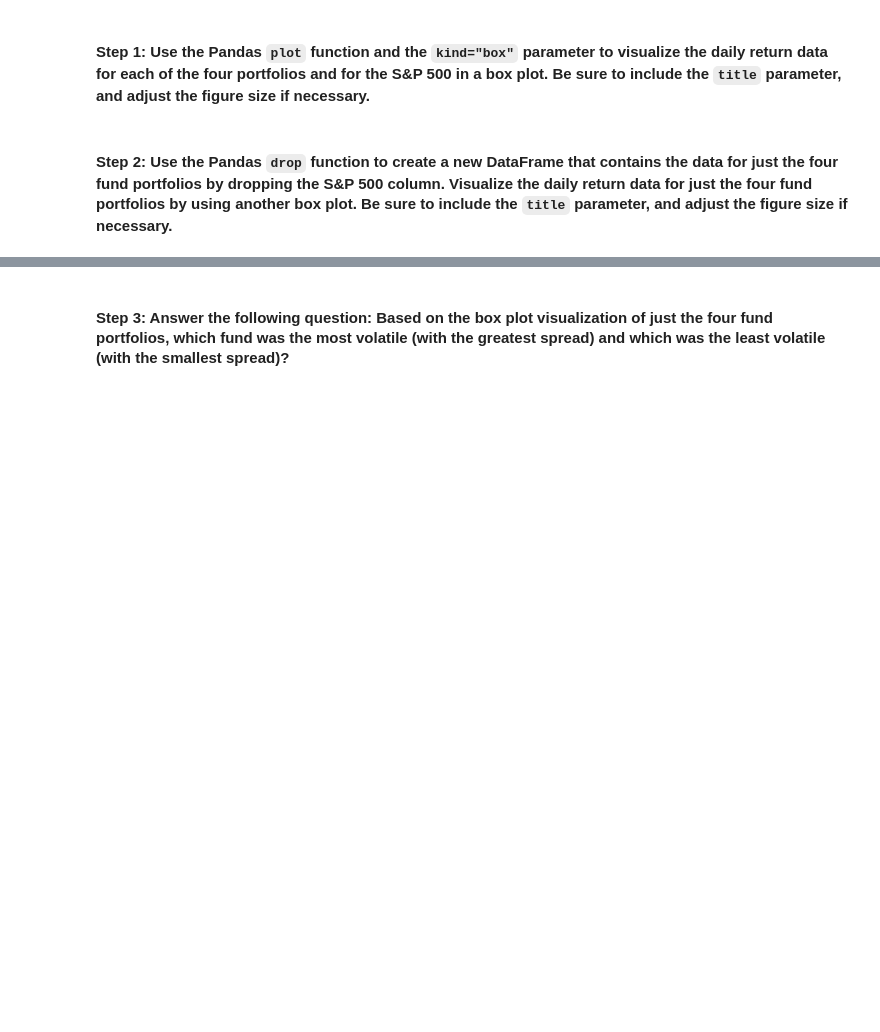
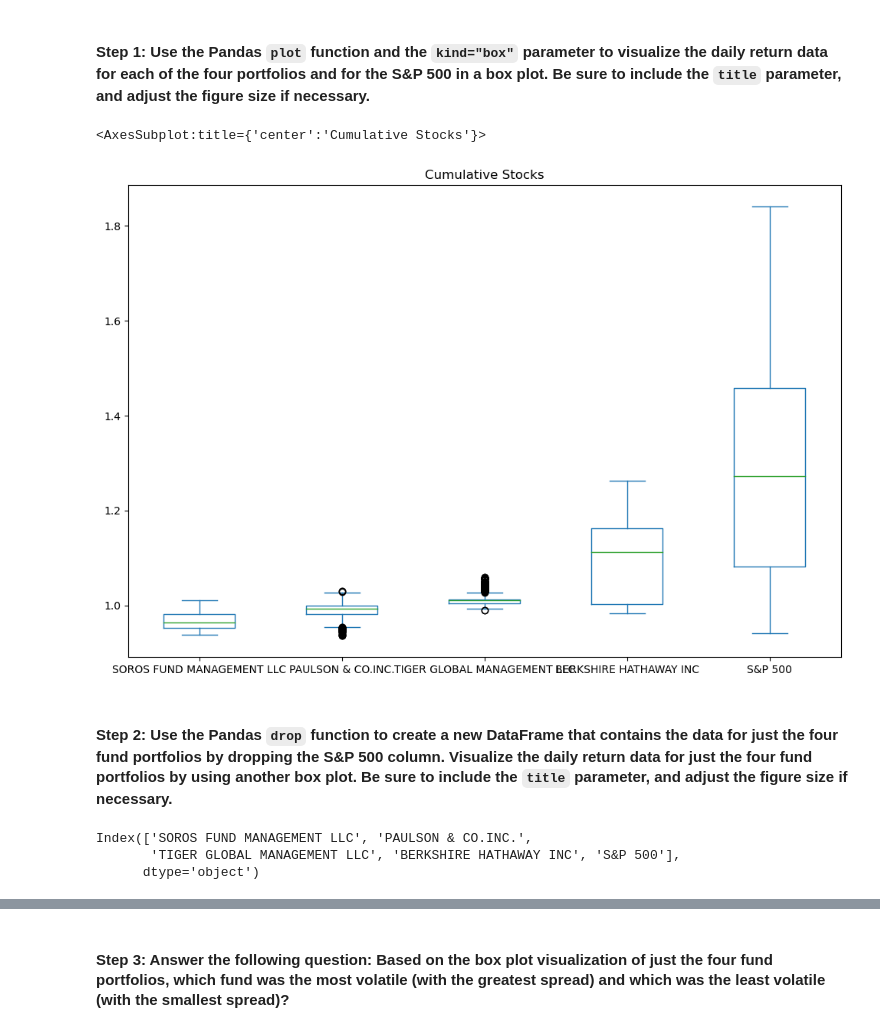
Before and after one commit to Mestrada1997/HW-4, a Jupyter notebook: risk_return_analysis.ipynb, the cells around one changed output, grey strips where cells are left out. Cells and saved outputs as stored; diff of their text form; code cells hidden in the pictures; blank space fills up the shorter version.

```diff
--- a/risk_return_analysis.ipynb
+++ b/risk_return_analysis.ipynb
@@ -171,9 +202,18 @@ Analyze the volatility of each of the four fund portfolios and of the S&P 500 In
 # %%
 # Use the daily return data to create box plots to visualize the volatility of the 4 funds and the S&P 500
 # Include a title parameter and adjust the figure size
-# YOUR CODE HERE
+cumulative_returns.plot(kind="box",title="Cumulative Stocks",figsize=(12, 8))
+# %% [output]
+<AxesSubplot:title={'center':'Cumulative Stocks'}>
+[figure, added]
 # %% [markdown]
 #### Step 2: Use the Pandas `drop` function to create a new DataFrame that contains the data for just the four fund portfolios by dropping the S&P 500 column. Visualize the daily return data for just the four fund portfolios by using another box plot. Be sure to include the `title` parameter, and adjust the figure size if necessary.
+# %%
+daily_returns.columns
+# %% [output]
+Index(['SOROS FUND MANAGEMENT LLC', 'PAULSON & CO.INC.',
+       'TIGER GLOBAL MANAGEMENT LLC', 'BERKSHIRE HATHAWAY INC', 'S&P 500'],
+      dtype='object')
 # %%
 # Create a new DataFrame containing only the 4 fund portfolios by dropping the S&P 500 column from the DataFrame
 # Create box plots to reflect the return data for only the 4 fund portfolios
```
Also changed, not shown: parts of 34 cells of this notebook.
